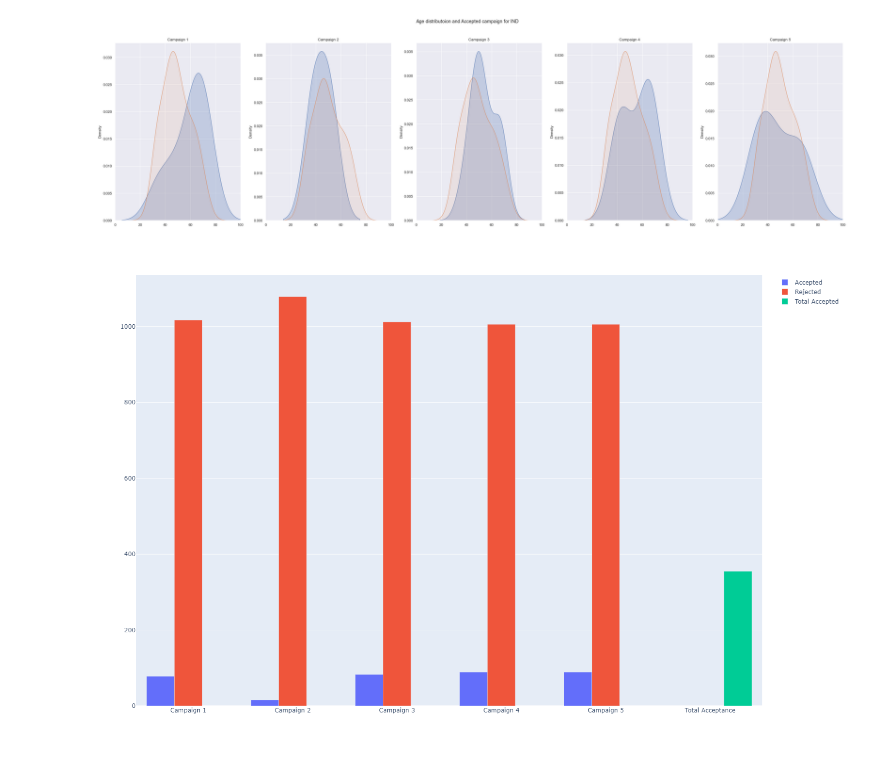
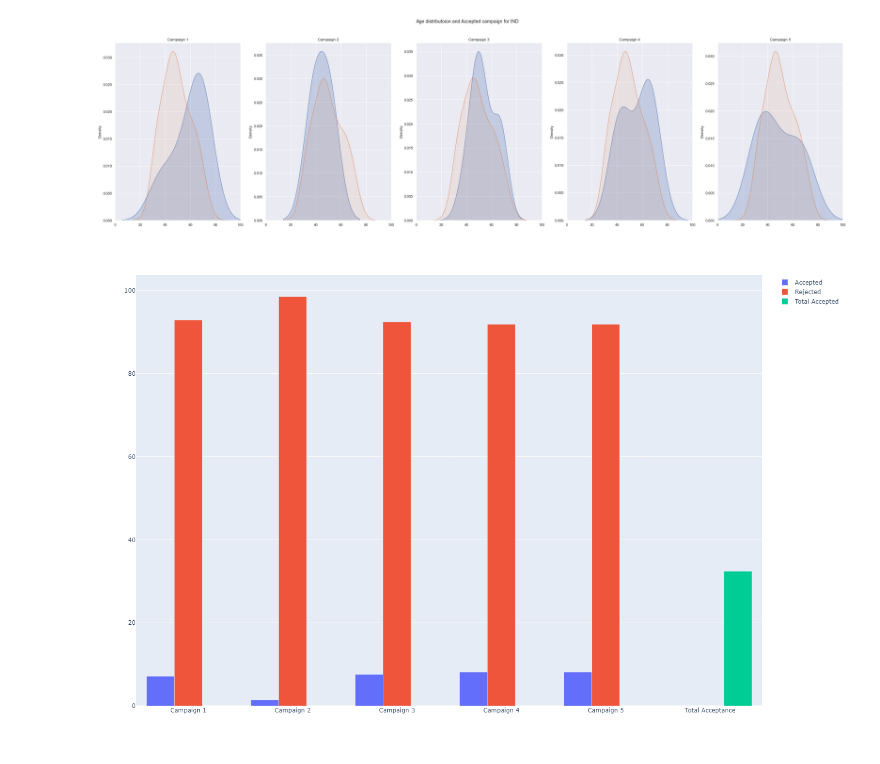
Before and after one commit to frax0n/Marketing-Analyis, a Jupyter notebook: Marketing Analytics .ipynb, the cells around one changed output. Saved outputs shown, nothing was run; the diff lists cells and outputs as text; code cells hidden in the pictures.

Commit message:
Campagin Analysis & Heatmap

```diff
--- a/Marketing Analytics .ipynb
+++ b/Marketing Analytics .ipynb
@@ -468,24 +447,34 @@ Matplotlib is currently using module://ipykernel.pylab.backend_inline, which is
 [figure]
 [figure]
 [figure]
+# %%
+def percen(x):
+    x=x/df1['AcceptedCmp1'].loc[df1['Country']=='SP'].count()
+    return x*100
 # %%
+def percen(x):
+    x=x/df1['AcceptedCmp1'].loc[df1['Country']=='SP'].count()
+    return x*100
 dfSP=df1.loc[df1['Country']=='SP']
-def percent():
+dftemp=dfSP.loc[dfSP['AcceptedCmp1']==1].count()
+AcceptedValues=[percen(dfSP['AcceptedCmp1'].loc[dfSP['AcceptedCmp1']==1].count()),
+               percen(dfSP['AcceptedCmp1'].loc[dfSP['AcceptedCmp2']==1].count()),
+               percen(dfSP['AcceptedCmp1'].loc[dfSP['AcceptedCmp3']==1].count()),
+               percen(dfSP['AcceptedCmp1'].loc[dfSP['AcceptedCmp4']==1].count()),
+               percen(dfSP['AcceptedCmp1'].loc[dfSP['AcceptedCmp5']==1].count())]
+NotAcceptedValues=[percen(dfSP['AcceptedCmp1'].loc[dfSP['AcceptedCmp1']==0].count()),
+                  percen(dfSP['AcceptedCmp1'].loc[dfSP['AcceptedCmp2']==0].count()),
+                  percen(dfSP['AcceptedCmp1'].loc[dfSP['AcceptedCmp3']==0].count()),
+                  percen(dfSP['AcceptedCmp1'].loc[dfSP['AcceptedCmp4']==0].count()),
+                  percen(dfSP['AcceptedCmp1'].loc[dfSP['AcceptedCmp5']==0].count())]
 
-dftemp=dfSP.loc[dfSP['AcceptedCmp1']==1].count()
-AcceptedValues=[dfSP['AcceptedCmp1'].loc[dfSP['AcceptedCmp1']==1].count(),dfSP['AcceptedCmp1'].loc[dfSP['AcceptedCmp2']==1].count(),
-     dfSP['AcceptedCmp1'].loc[dfSP['AcceptedCmp3']==1].count(),dfSP['AcceptedCmp1'].loc[dfSP['AcceptedCmp4']==1].count(),
-     dfSP['AcceptedCmp1'].loc[dfSP['AcceptedCmp5']==1].count()]
-NotAcceptedValues=[dfSP['AcceptedCmp1'].loc[dfSP['AcceptedCmp1']==0].count(),dfSP['AcceptedCmp1'].loc[dfSP['AcceptedCmp2']==0].count(),
-     dfSP['AcceptedCmp1'].loc[dfSP['AcceptedCmp3']==0].count(),dfSP['AcceptedCmp1'].loc[dfSP['AcceptedCmp4']==0].count(),
-     dfSP['AcceptedCmp1'].loc[dfSP['AcceptedCmp5']==0].count()]
 fig=px.box()
 labels = ['Campaign 1','Campaign 2','Campaign 3','Campaign 4','Campaign 5']
 fig.add_trace(go.Bar(x=labels, y=np.array(AcceptedValues), name='Accepted'))
 fig.add_trace(go.Bar(x=labels, y=np.array(NotAcceptedValues), name='Rejected'))
 fig.add_trace(go.Bar(x=['Total Acceptance'],y=np.array(sum(AcceptedValues)),name='Total Accepted'))
 fig.write_image("SPCAM.png", width=1500, height=1000)
 Image(filename='SPCAM.png')
 # %% [output]
-[figure, old version]
+[figure, new version]
 # %%
```
Also changed, not shown: parts of 18 cells of this notebook, 5 other files.
